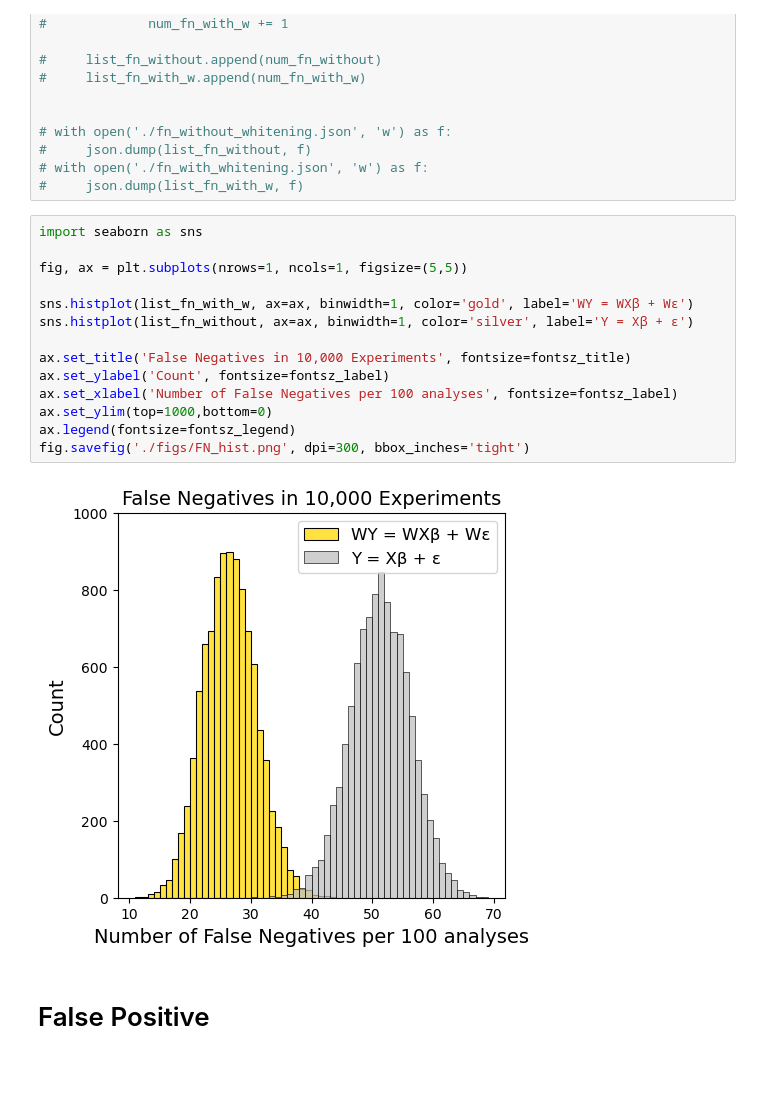
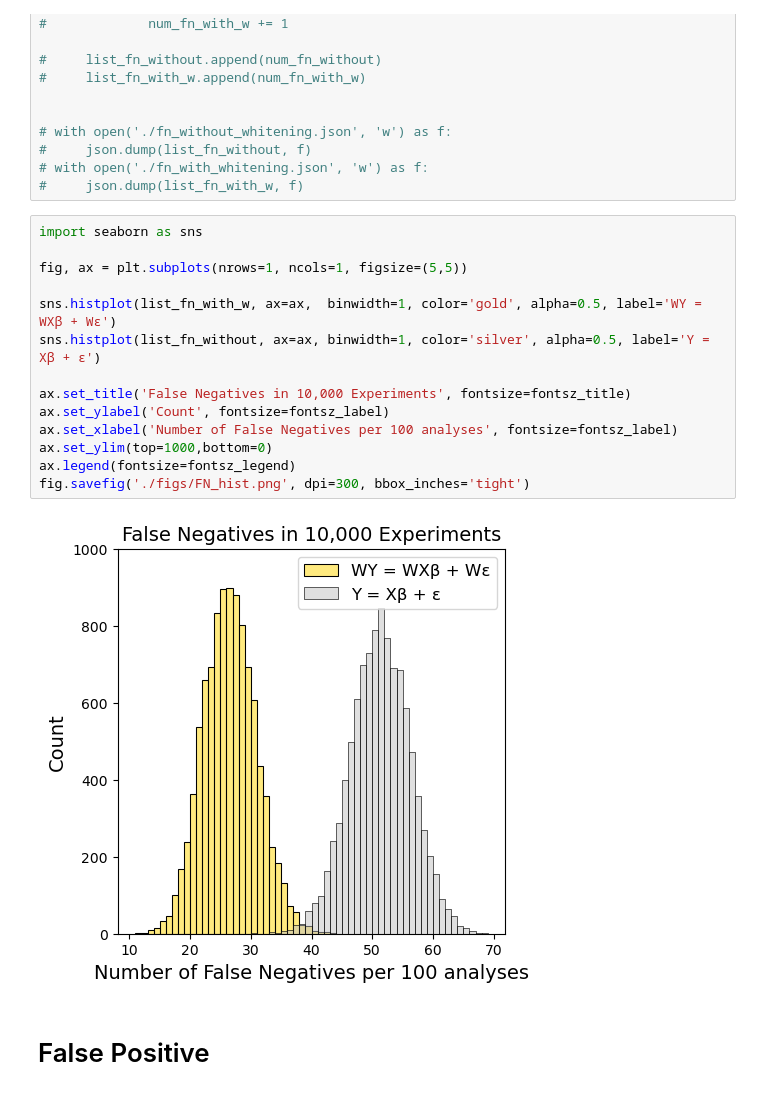
Before and after one commit to MASILab/Variance-Aging-Diffusion, a Jupyter notebook: Figure/idea_figure/v1/truth_population_sample_regression_whitening.ipynb, the cells around one changed output. Saved outputs shown, nothing was run; the diff lists cells and outputs as text.

Commit message:
alpha

```diff
--- a/Figure/idea_figure/v1/truth_population_sample_regression_whitening.ipynb
+++ b/Figure/idea_figure/v1/truth_population_sample_regression_whitening.ipynb
@@ -165,19 +165,19 @@ with open('./fn_with_whitening.json', 'r') as f:
 # %%
 import seaborn as sns
 
 fig, ax = plt.subplots(nrows=1, ncols=1, figsize=(5,5))
 
-sns.histplot(list_fn_with_w, ax=ax, binwidth=1, color='gold', label='WY = WXβ + Wε')
-sns.histplot(list_fn_without, ax=ax, binwidth=1, color='silver', label='Y = Xβ + ε')
+sns.histplot(list_fn_with_w, ax=ax,  binwidth=1, color='gold', alpha=0.5, label='WY = WXβ + Wε')
+sns.histplot(list_fn_without, ax=ax, binwidth=1, color='silver', alpha=0.5, label='Y = Xβ + ε')
 
 ax.set_title('False Negatives in 10,000 Experiments', fontsize=fontsz_title)
 ax.set_ylabel('Count', fontsize=fontsz_label)
 ax.set_xlabel('Number of False Negatives per 100 analyses', fontsize=fontsz_label)
 ax.set_ylim(top=1000,bottom=0)
 ax.legend(fontsize=fontsz_legend)
 fig.savefig('./figs/FN_hist.png', dpi=300, bbox_inches='tight')
 # %% [output]
-[figure, old version]
+[figure, new version]
 # %% [markdown]
 # False Positive
 # %%
```
